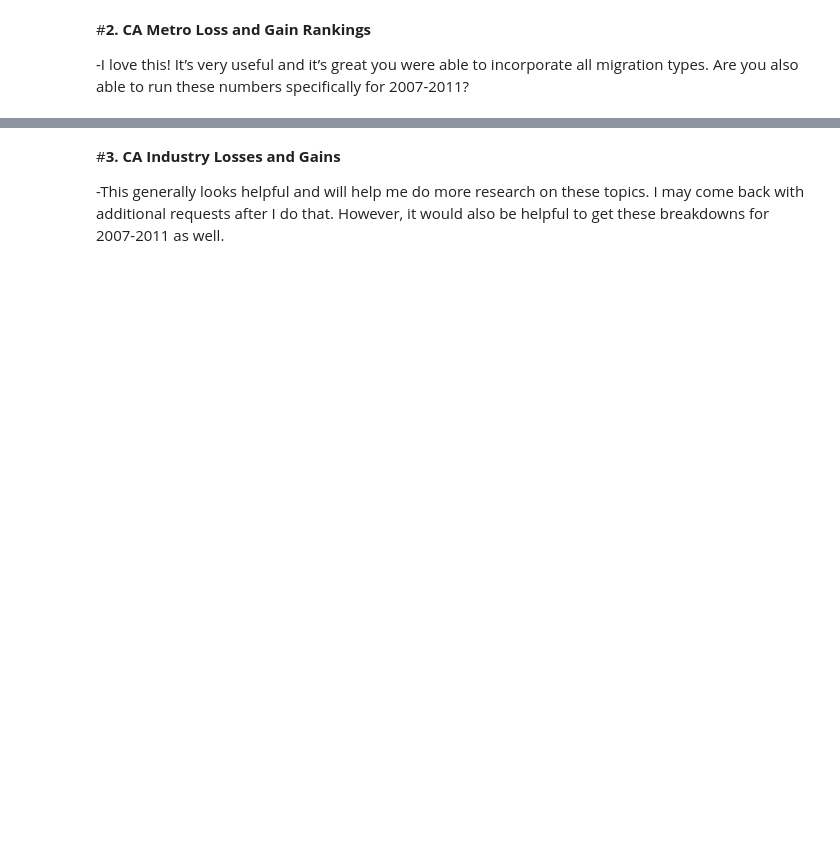
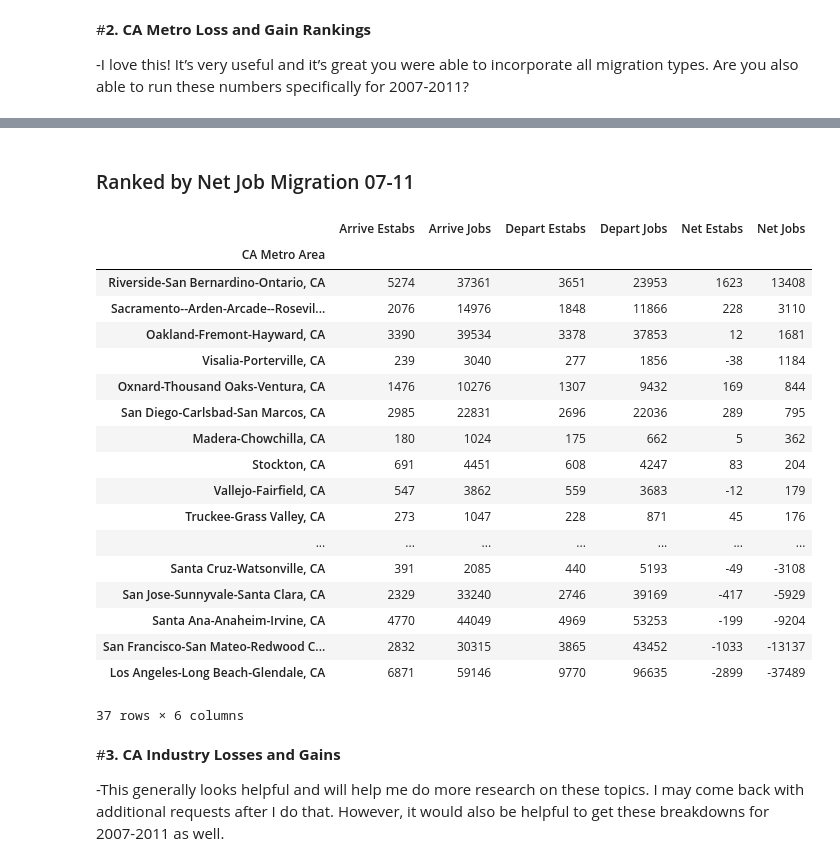
Before and after one commit to SDRDLAnalysts/pdp-data-projects, a Jupyter notebook: voiceofsandiego.org/business-migrations/analysts/gonzalo.ipynb, the cells around one changed output, grey strips where cells are left out. Drawn from its saved outputs; the diff is of its cells as text; code cells hidden in the pictures; blank space fills up the shorter version.

```diff
--- a/voiceofsandiego.org/business-migrations/analysts/gonzalo.ipynb
+++ b/voiceofsandiego.org/business-migrations/analysts/gonzalo.ipynb
@@ -139,3 +182,27 @@ Metro Area: San Diego
+# %% [markdown]
+### Ranked by Net Job Migration 07-11
+# %%
+cametro.sort('Net Jobs',ascending=False)
+# %% [output]
+|  | Arrive Estabs | Arrive Jobs | Depart Estabs | Depart Jobs | Net Estabs | Net Jobs |
+| CA Metro Area |  |  |  |  |  |  |
+| Riverside-San Bernardino-Ontario, CA | 5274 | 37361 | 3651 | 23953 | 1623 | 13408 |
+| Sacramento--Arden-Arcade--Rosevil... | 2076 | 14976 | 1848 | 11866 | 228 | 3110 |
+| Oakland-Fremont-Hayward, CA | 3390 | 39534 | 3378 | 37853 | 12 | 1681 |
+| Visalia-Porterville, CA | 239 | 3040 | 277 | 1856 | -38 | 1184 |
+| Oxnard-Thousand Oaks-Ventura, CA | 1476 | 10276 | 1307 | 9432 | 169 | 844 |
+| San Diego-Carlsbad-San Marcos, CA | 2985 | 22831 | 2696 | 22036 | 289 | 795 |
+| Madera-Chowchilla, CA | 180 | 1024 | 175 | 662 | 5 | 362 |
+| Stockton, CA | 691 | 4451 | 608 | 4247 | 83 | 204 |
+| Vallejo-Fairfield, CA | 547 | 3862 | 559 | 3683 | -12 | 179 |
+| Truckee-Grass Valley, CA | 273 | 1047 | 228 | 871 | 45 | 176 |
+| ... | ... | ... | ... | ... | ... | ... |
+| Santa Cruz-Watsonville, CA | 391 | 2085 | 440 | 5193 | -49 | -3108 |
+| San Jose-Sunnyvale-Santa Clara, CA | 2329 | 33240 | 2746 | 39169 | -417 | -5929 |
+| Santa Ana-Anaheim-Irvine, CA | 4770 | 44049 | 4969 | 53253 | -199 | -9204 |
+| San Francisco-San Mateo-Redwood C... | 2832 | 30315 | 3865 | 43452 | -1033 | -13137 |
+| Los Angeles-Long Beach-Glendale, CA | 6871 | 59146 | 9770 | 96635 | -2899 | -37489 |
+37 rows × 6 columns
 # %% [markdown]
 #**3. CA Industry Losses and Gains**
 
```
Also changed, not shown: parts of 15 cells of this notebook.
